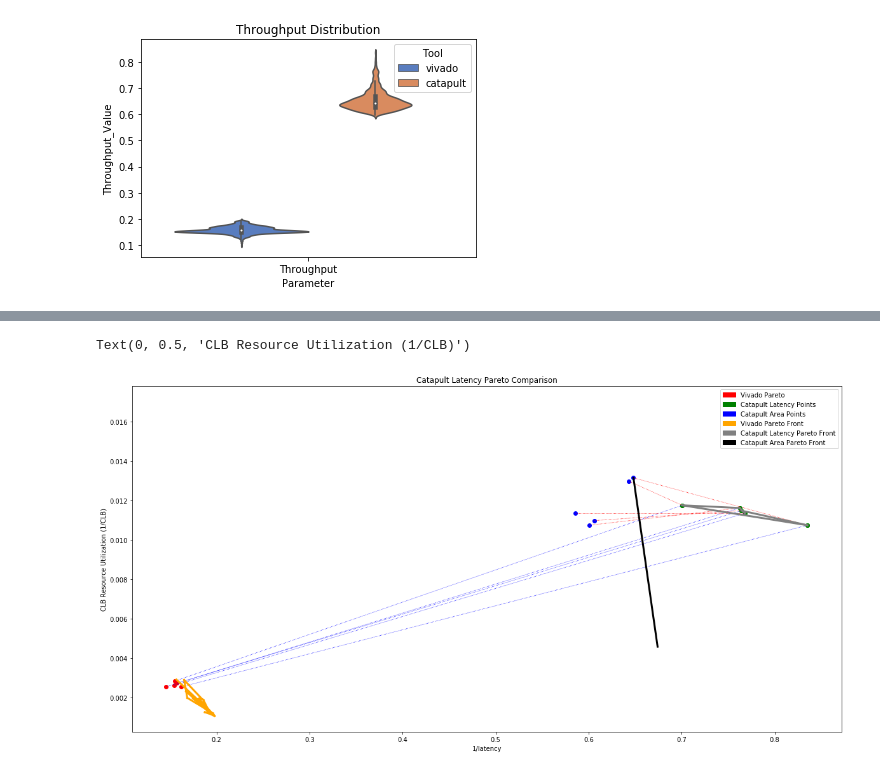
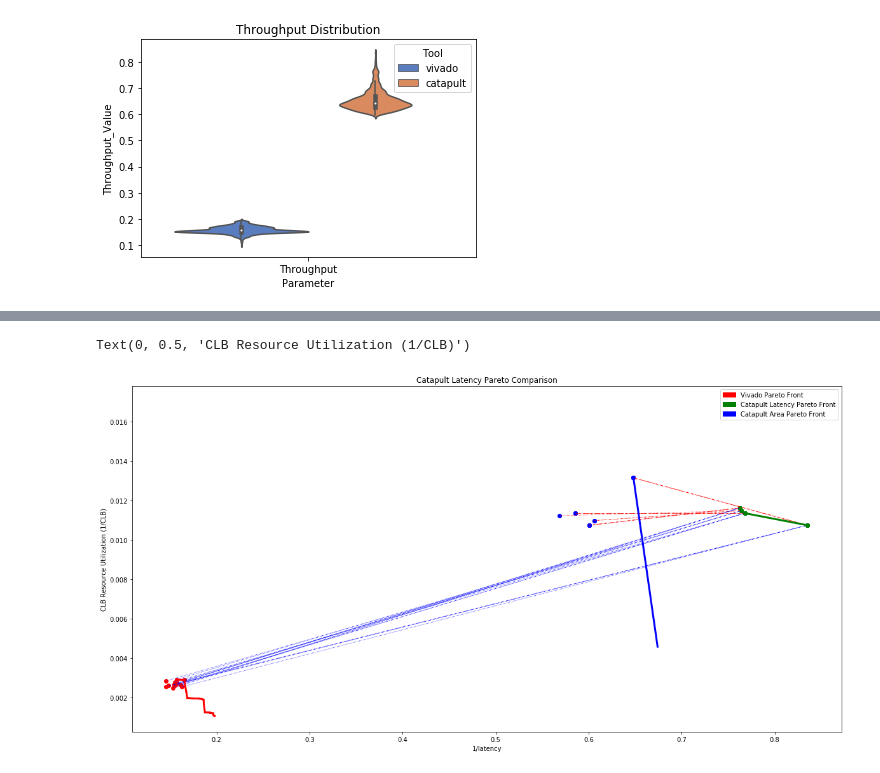
Before and after one commit to KastnerRG/Spector-HLS, a Jupyter notebook: dct/results/postproc/dct_postproc.ipynb, the cells around one changed output, grey strips where cells are left out. Cells and saved outputs as stored; diff of their text form; code cells hidden in the pictures.

```diff
--- a/dct/results/postproc/dct_postproc.ipynb
+++ b/dct/results/postproc/dct_postproc.ipynb
@@ -234,0 +252,4 @@ c_areadfx = pd.read_csv("../csv/catapult_dct_area_sherlock.csv", index_col=0)
+# %%
+def euclid(a,b,c,d):
+    t=math.sqrt(((a-b)**2)+((c-d)**2))
+    return t
@@ -238,6 +296,12 @@ for i in y_pareto1_index:
     t1=c_latdfx.loc[(c_latdfx["knob_blockdim_x"]==vivdfx.loc[i]["knob_blockdim_x"]) & (c_latdfx["knob_blockdim_y"]==vivdfx.loc[i]["knob_blockdim_y"])& (c_latdfx["knob_unroll_dct"]==vivdfx.loc[i]["knob_unroll_dct"])& (c_latdfx["knob_unroll_width"]==vivdfx.loc[i]["knob_unroll_width"])& (c_latdfx["knob_unroll_height"]==vivdfx.loc[i]["knob_unroll_height"])& (c_latdfx["knob_array_partition1"]==vivdfx.loc[i]["knob_array_partition"])]
     t2=c_areadfx.loc[(c_areadfx["knob_blockdim_x"]==vivdfx.loc[i]["knob_blockdim_x"]) & (c_areadfx["knob_blockdim_y"]==vivdfx.loc[i]["knob_blockdim_y"])& (c_areadfx["knob_unroll_dct"]==vivdfx.loc[i]["knob_unroll_dct"])& (c_areadfx["knob_unroll_width"]==vivdfx.loc[i]["knob_unroll_width"])& (c_areadfx["knob_unroll_height"]==vivdfx.loc[i]["knob_unroll_height"])& (c_areadfx["knob_array_partition1"]==vivdfx.loc[i]["knob_array_partition"])]
     li.append((t1,i,t2))
+
+li2=[]
+for i in viv_pts:
+    t1=c_latdfx.loc[(c_latdfx["knob_blockdim_x"]==vivdfx_copy.loc[i]["knob_blockdim_x"]) & (c_latdfx["knob_blockdim_y"]==vivdfx_copy.loc[i]["knob_blockdim_y"])& (c_latdfx["knob_unroll_dct"]==vivdfx_copy.loc[i]["knob_unroll_dct"])& (c_latdfx["knob_unroll_width"]==vivdfx_copy.loc[i]["knob_unroll_width"])& (c_latdfx["knob_unroll_height"]==vivdfx_copy.loc[i]["knob_unroll_height"])& (c_latdfx["knob_array_partition1"]==vivdfx_copy.loc[i]["knob_array_partition"])]
+    t2=c_areadfx.loc[(c_areadfx["knob_blockdim_x"]==vivdfx_copy.loc[i]["knob_blockdim_x"]) & (c_areadfx["knob_blockdim_y"]==vivdfx_copy.loc[i]["knob_blockdim_y"])& (c_areadfx["knob_unroll_dct"]==vivdfx_copy.loc[i]["knob_unroll_dct"])& (c_areadfx["knob_unroll_width"]==vivdfx_copy.loc[i]["knob_unroll_width"])& (c_areadfx["knob_unroll_height"]==vivdfx_copy.loc[i]["knob_unroll_height"])& (c_areadfx["knob_array_partition1"]==vivdfx_copy.loc[i]["knob_array_partition"])]
+    li2.append((t1,i,t2))
 # %%
 plt.figure(figsize=(20,10))
 
@@ -285,47 +370,73 @@ for i in y_pareto2_index:
     t1=vivdfx.loc[(vivdfx["knob_blockdim_x"]==c_latdfx.loc[i]["knob_blockdim_x"]) & (vivdfx["knob_blockdim_y"]==c_latdfx.loc[i]["knob_blockdim_y"])& (vivdfx["knob_unroll_dct"]==c_latdfx.loc[i]["knob_unroll_dct"])& (vivdfx["knob_unroll_width"]==c_latdfx.loc[i]["knob_unroll_width"])& (vivdfx["knob_unroll_height"]==c_latdfx.loc[i]["knob_unroll_height"])& (vivdfx["knob_array_partition"]==c_latdfx.loc[i]["knob_array_partition1"])]
     t2=c_areadfx.loc[(c_areadfx["knob_blockdim_x"]==c_latdfx.loc[i]["knob_blockdim_x"]) & (c_areadfx["knob_blockdim_y"]==c_latdfx.loc[i]["knob_blockdim_y"])& (c_areadfx["knob_unroll_dct"]==c_latdfx.loc[i]["knob_unroll_dct"])& (c_areadfx["knob_unroll_width"]==c_latdfx.loc[i]["knob_unroll_width"])& (c_areadfx["knob_unroll_height"]==c_latdfx.loc[i]["knob_unroll_height"])& (c_areadfx["knob_array_partition1"]==c_latdfx.loc[i]["knob_array_partition1"])]
     li.append((t1,i,t2))
+
+
+li2=[]
+for i in c_lat_pts:
+    t1=vivdfx.loc[(vivdfx["knob_blockdim_x"]==c_latdfx_copy.loc[i]["knob_blockdim_x"]) & (vivdfx["knob_blockdim_y"]==c_latdfx_copy.loc[i]["knob_blockdim_y"])& (vivdfx["knob_unroll_dct"]==c_latdfx_copy.loc[i]["knob_unroll_dct"])& (vivdfx["knob_unroll_width"]==c_latdfx_copy.loc[i]["knob_unroll_width"])& (vivdfx["knob_unroll_height"]==c_latdfx_copy.loc[i]["knob_unroll_height"])& (vivdfx["knob_array_partition"]==c_latdfx_copy.loc[i]["knob_array_partition1"])]
+    t2=c_areadfx.loc[(c_areadfx["knob_blockdim_x"]==c_latdfx_copy.loc[i]["knob_blockdim_x"]) & (c_areadfx["knob_blockdim_y"]==c_latdfx_copy.loc[i]["knob_blockdim_y"])& (c_areadfx["knob_unroll_dct"]==c_latdfx_copy.loc[i]["knob_unroll_dct"])& (c_areadfx["knob_unroll_width"]==c_latdfx_copy.loc[i]["knob_unroll_width"])& (c_areadfx["knob_unroll_height"]==c_latdfx_copy.loc[i]["knob_unroll_height"])& (c_areadfx["knob_array_partition1"]==c_latdfx_copy.loc[i]["knob_array_partition1"])]
+    li2.append((t1,i,t2))
 # %%
 plt.figure(figsize=(20,10))
 for i in range(len(li)):
+    plt.scatter(x=y_pareto2[i][0], y=y_pareto2[i][1], c='g')
     if li[i][0].empty==False:
         a=li[i][0].get_values()
-        plt.scatter(x=y_pareto2[i][0], y=y_pareto2[i][1], c='g')
+
         plt.scatter(x=1/(a[0][6]), y=1/(a[0][7]), c='r')
 
     if li[i][2].empty==False:
         b=li[i][2].get_values()
-        plt.scatter(x=y_pareto2[i][0], y=y_pareto2[i][1], c='g')
         plt.scatter(x=1/(b[0][8]), y=1/(b[0][9]), c='b')
 
 for i in range(len(li)):
     if li[i][0].empty==False:
         a=li[i][0].get_values()
         plt.plot([y_pareto2[i][0], 1/(a[0][6])],[y_pareto2[i][1], 1/a[0][7]],'b:',linewidth=0.8)
 
     if li[i][2].empty==False:
         b=li[i][2].get_values()
         plt.plot([y_pareto2[i][0], 1/(b[0][8])],[y_pareto2[i][1], 1/b[0][9]],'r:',linewidth=0.8)
 
-red_data = mpatches.Patch(color='red', label='Vivado Pareto')
-green_data = mpatches.Patch(color='green', label='Catapult Latency Points')
-blue_data = mpatches.Patch(color='blue', label='Catapult Area Points')
+
+for i in range(len(li2)):
+
+    if li2[i][0].empty==False:
+        a=li2[i][0].get_values()
+        plt.scatter(x=1/c_latdfx_copy.loc[li2[i][1]]['obj1'], y=1/c_latdfx_copy.loc[li2[i][1]]['obj2'], c='g')
+        plt.scatter(x=1/(a[0][6]), y=1/(a[0][7]), c='r')
+
+    if li2[i][2].empty==False:
+        b=li2[i][2].get_values()
+        plt.scatter(x=1/c_latdfx_copy.loc[li2[i][1]]['obj1'], y=1/c_latdfx_copy.loc[li2[i][1]]['obj2'], c='g')
+        plt.scatter(x=1/(b[0][8]), y=1/(b[0][9]), c='b')
+
+for i in range(len(li2)):
+    if li2[i][0].empty==False:
+        a=li2[i][0].get_values()
+        plt.plot([1/c_latdfx_copy.loc[li2[i][1]]['obj1'], 1/(a[0][6])],[1/c_latdfx_copy.loc[li2[i][1]]['obj2'], 1/a[0][7]],'b:',linewidth=0.8)
+    if li2[i][2].empty==False:
+        b=li2[i][2].get_values()
+        plt.plot([1/c_latdfx_copy.loc[li2[i][1]]['obj1'], 1/(b[0][8])],[1/c_latdfx_copy.loc[li2[i][1]]['obj2'], 1/b[0][9]],'r:',linewidth=0.8)
+
+
 for i in range(len(y_pareto1_index)-1):
-    plt.plot([y_pareto1[i][0],y_pareto1[i+1][0]],[y_pareto1[i][1],y_pareto1[i+1][1]],'orange',linewidth=3)
+    plt.plot([y_pareto1_sorted[i][1],y_pareto1_sorted[i+1][1]],[y_pareto1_sorted[i][2],y_pareto1_sorted[i+1][2]],'red',linewidth=3)
 for i in range(len(y_pareto2_index)-1):
-    plt.plot([y_pareto2[i][0],y_pareto2[i+1][0]],[y_pareto2[i][1],y_pareto2[i+1][1]],'gray',linewidth=3)
+    plt.plot([y_pareto2_sorted[i][1],y_pareto2_sorted[i+1][1]],[y_pareto2_sorted[i][2],y_pareto2_sorted[i+1][2]],'green',linewidth=3)
 for i in range(len(y_pareto3_index)-1):
-    plt.plot([y_pareto3[i][0],y_pareto3[i+1][0]],[y_pareto3[i][1],y_pareto3[i+1][1]],'black',linewidth=3)
-orange_data = mpatches.Patch(color='orange', label='Vivado Pareto Front ')
-gray_data = mpatches.Patch(color='gray', label='Catapult Latency Pareto Front')
-black_data = mpatches.Patch(color='black', label='Catapult Area Pareto Front')
-plt.legend(handles=[red_data, green_data,blue_data,orange_data,gray_data,black_data])
+    plt.plot([y_pareto3_sorted[i][1],y_pareto3_sorted[i+1][1]],[y_pareto3_sorted[i][2],y_pareto3_sorted[i+1][2]],'blue',linewidth=3)
+red_data = mpatches.Patch(color='red', label='Vivado Pareto Front ')
+green_data = mpatches.Patch(color='green', label='Catapult Latency Pareto Front')
+blue_data = mpatches.Patch(color='blue', label='Catapult Area Pareto Front')
+plt.legend(handles=[red_data, green_data,blue_data])
 plt.title('Catapult Latency Pareto Comparison')
 plt.xlabel('1/latency')
 plt.ylabel('CLB Resource Utilization (1/CLB)')
 # %% [output]
 Text(0, 0.5, 'CLB Resource Utilization (1/CLB)')
-[figure, old version]
+[figure, new version]
 # %%
 li=[]
 for i in y_pareto3_index:
```
Also changed, not shown: parts of 10 cells of this notebook.
